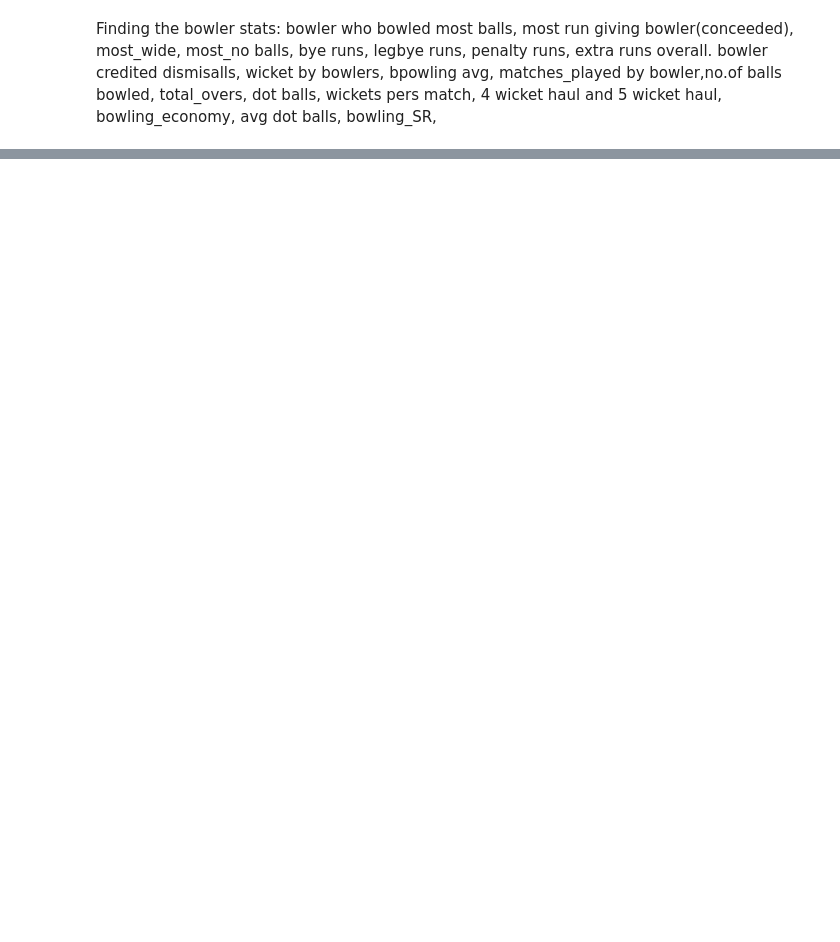
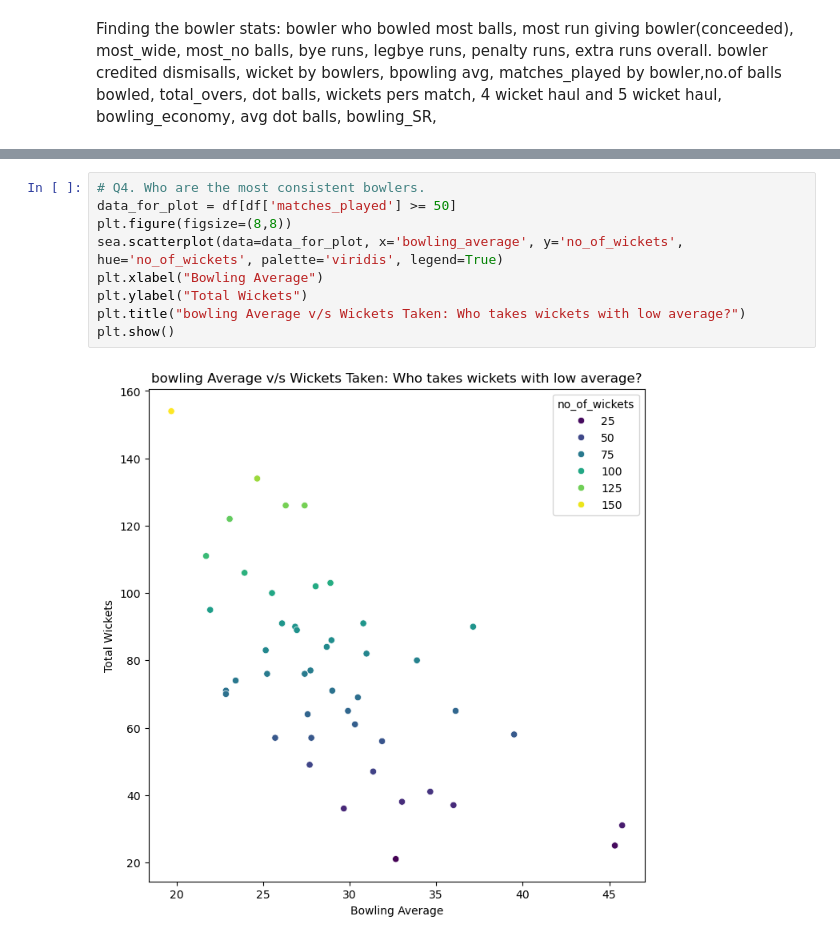
Before and after one commit to sxrthk17/data-analysis-projects, a Jupyter notebook: ipl-eda/IPL_EDA.ipynb, the cells around one changed output, grey strips where cells are left out. Drawn from its saved outputs; the diff is of its cells as text; blank space fills up the shorter version.

```diff
--- a/ipl-eda/IPL_EDA.ipynb
+++ b/ipl-eda/IPL_EDA.ipynb
@@ -237,0 +440,11 @@ wickets_by_bowler.rename(columns= {'dismissal_kind':'no_of_wickets'}, inplace=Tr
+# %%
+# Q4. Who are the most consistent bowlers.
+data_for_plot = df[df['matches_played'] >= 50]
+plt.figure(figsize=(8,8))
+sea.scatterplot(data=data_for_plot, x='bowling_average', y='no_of_wickets', hue='no_of_wickets', palette='viridis', legend=True)
+plt.xlabel("Bowling Average")
+plt.ylabel("Total Wickets")
+plt.title("bowling Average v/s Wickets Taken: Who takes wickets with low average?")
+plt.show()
+# %% [output]
+[figure, added]
```
Also changed, not shown: parts of 17 cells of this notebook.
